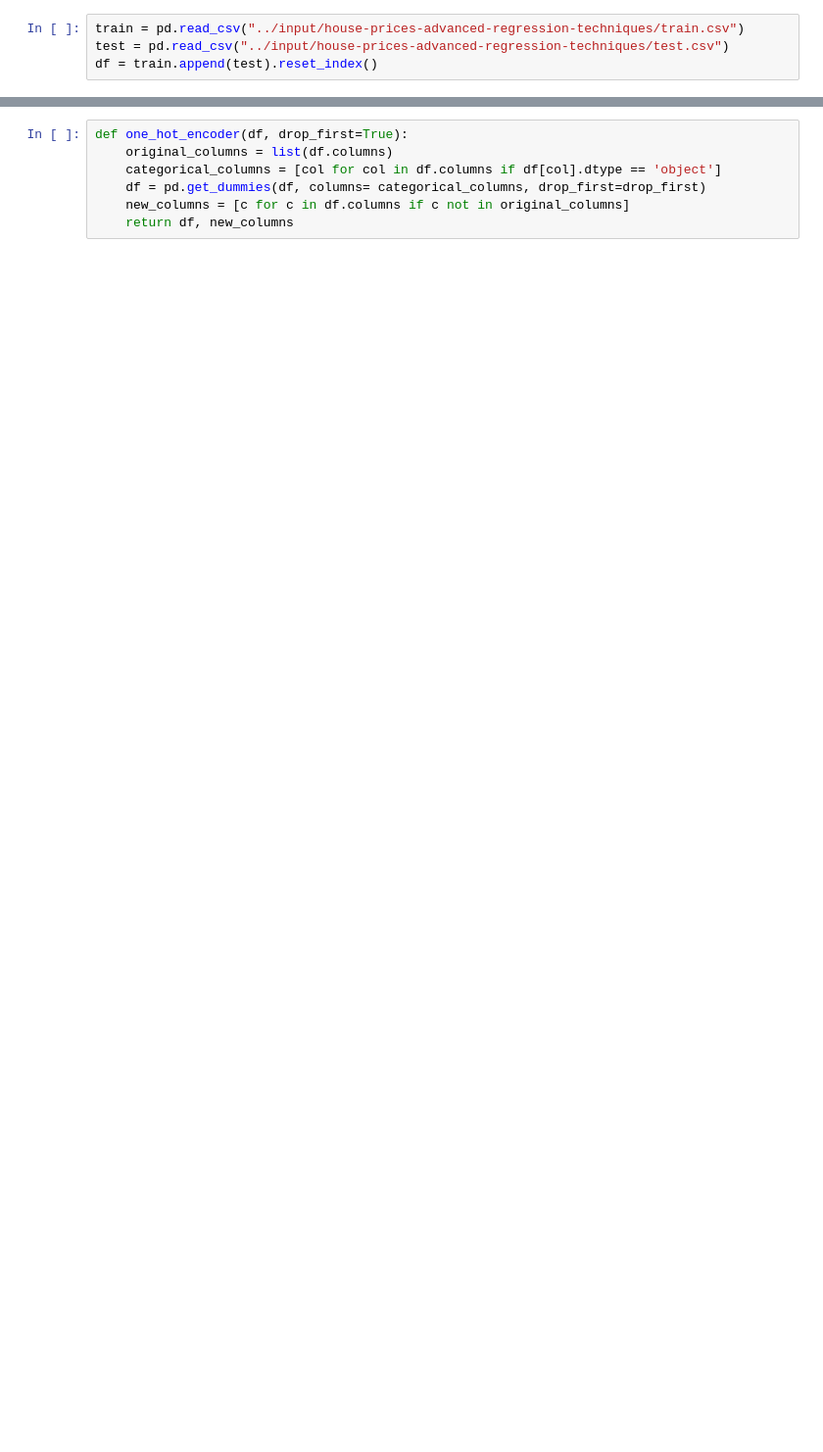
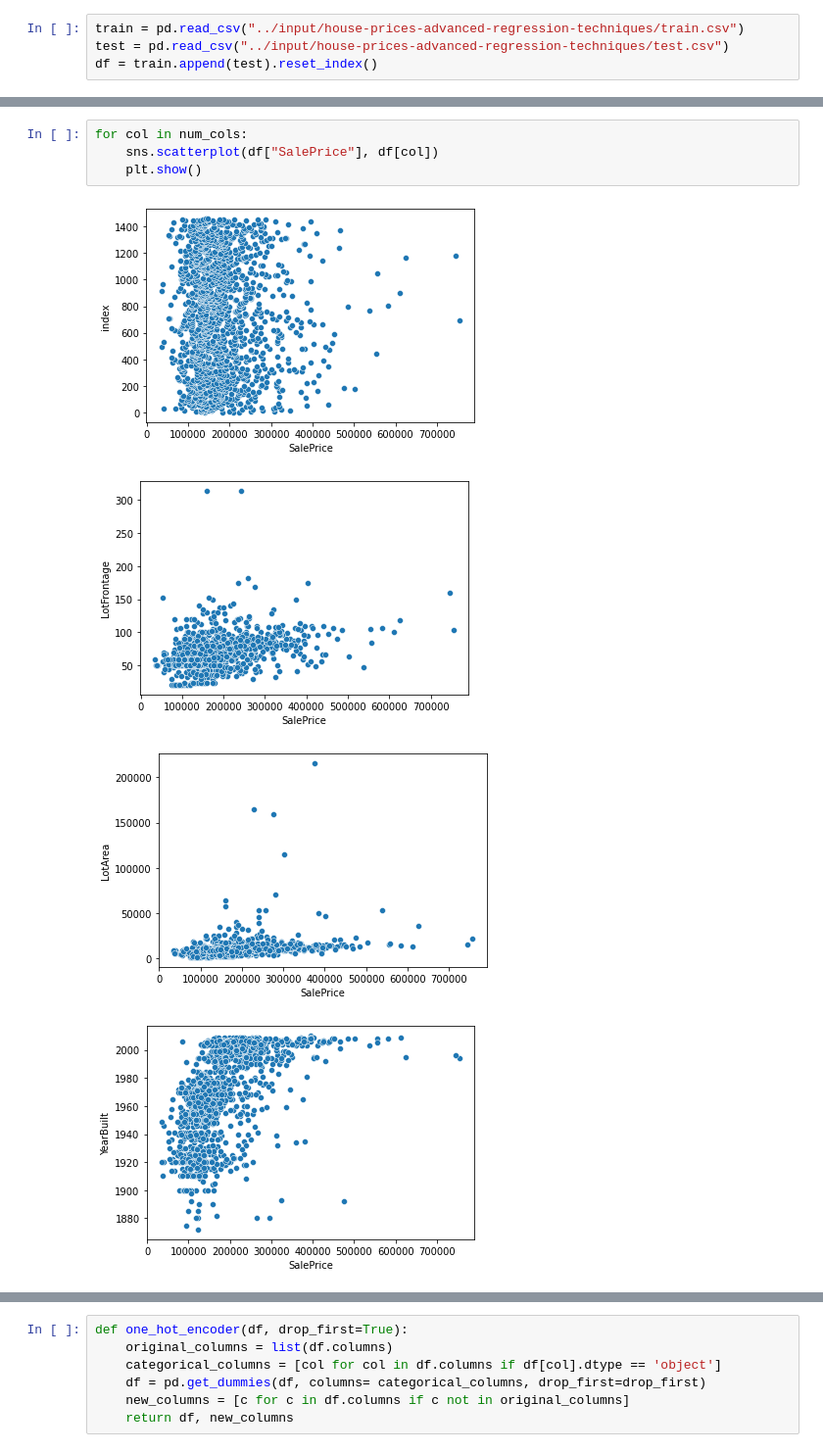
Before and after one commit to klncgty/House-Prices---Advanced-Regression-Techniques, a Jupyter notebook: h-p-p-2nd-prep.ipynb, the cells around one changed output, grey strips where cells are left out. Shown at 98% size. Cells and saved outputs as stored; diff of their text form; blank space fills up the shorter version.

```diff
--- a/h-p-p-2nd-prep.ipynb
+++ b/h-p-p-2nd-prep.ipynb
@@ -127,0 +237,9 @@ df = df.join(MSSubClass, how='left', on='MSSubClass')
+# %%
+for col in num_cols:
+    sns.scatterplot(df["SalePrice"], df[col])
+    plt.show()
+# %% [output]
+[figure, added]
+[figure, added]
+[figure, added]
+[figure, added]
```
Also changed, not shown: parts of 25 cells of this notebook.
